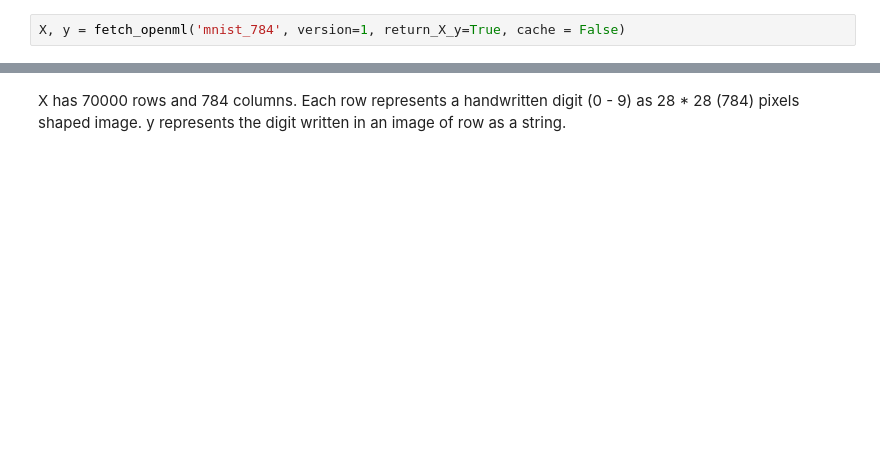
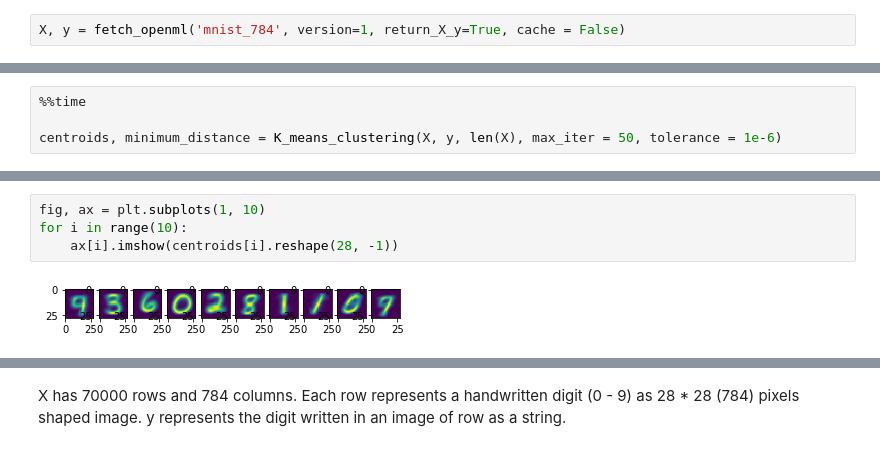
Before and after one commit to Satin21/Linear-Algebra-and-optimization-for-machine-learning, a Jupyter notebook: Sathish/Clustering.ipynb, the cells around one changed output, grey strips where cells are left out. Drawn from its saved outputs; the diff is of its cells as text; blank space fills up the shorter version.

Commit message:
k-means with an accuracy of 59.937

```diff
--- a/Sathish/Clustering.ipynb
+++ b/Sathish/Clustering.ipynb
@@ -8,0 +69,4 @@ X, y = fetch_openml('mnist_784', version=1, return_X_y=True, cache = False)
+# %%
+%%time
+
+centroids, minimum_distance = K_means_clustering(X, y, len(X), max_iter = 50, tolerance = 1e-6)
@@ -8,0 +76,6 @@ X, y = fetch_openml('mnist_784', version=1, return_X_y=True, cache = False)
+# %%
+fig, ax = plt.subplots(1, 10)
+for i in range(10):
+    ax[i].imshow(centroids[i].reshape(28, -1))
+# %% [output]
+[figure, added]
```
Also changed, not shown: parts of 22 cells of this notebook, 1 other file.
